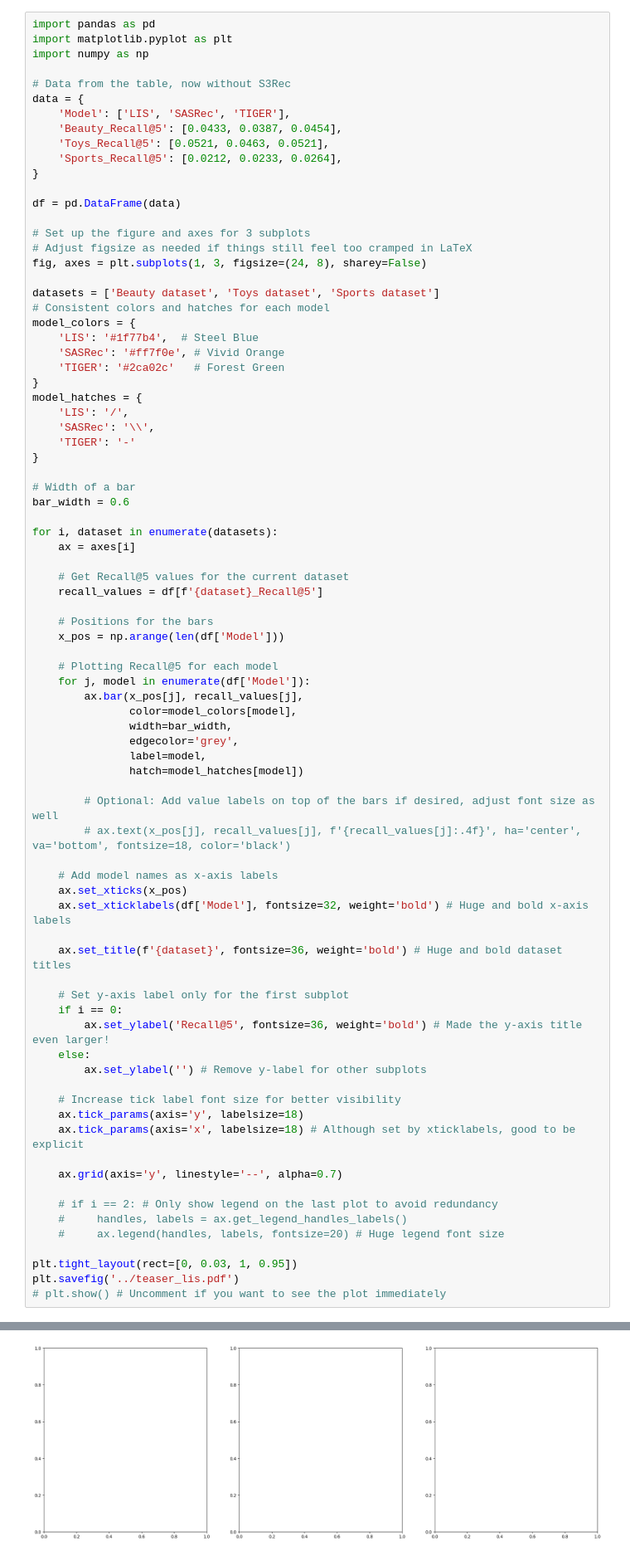
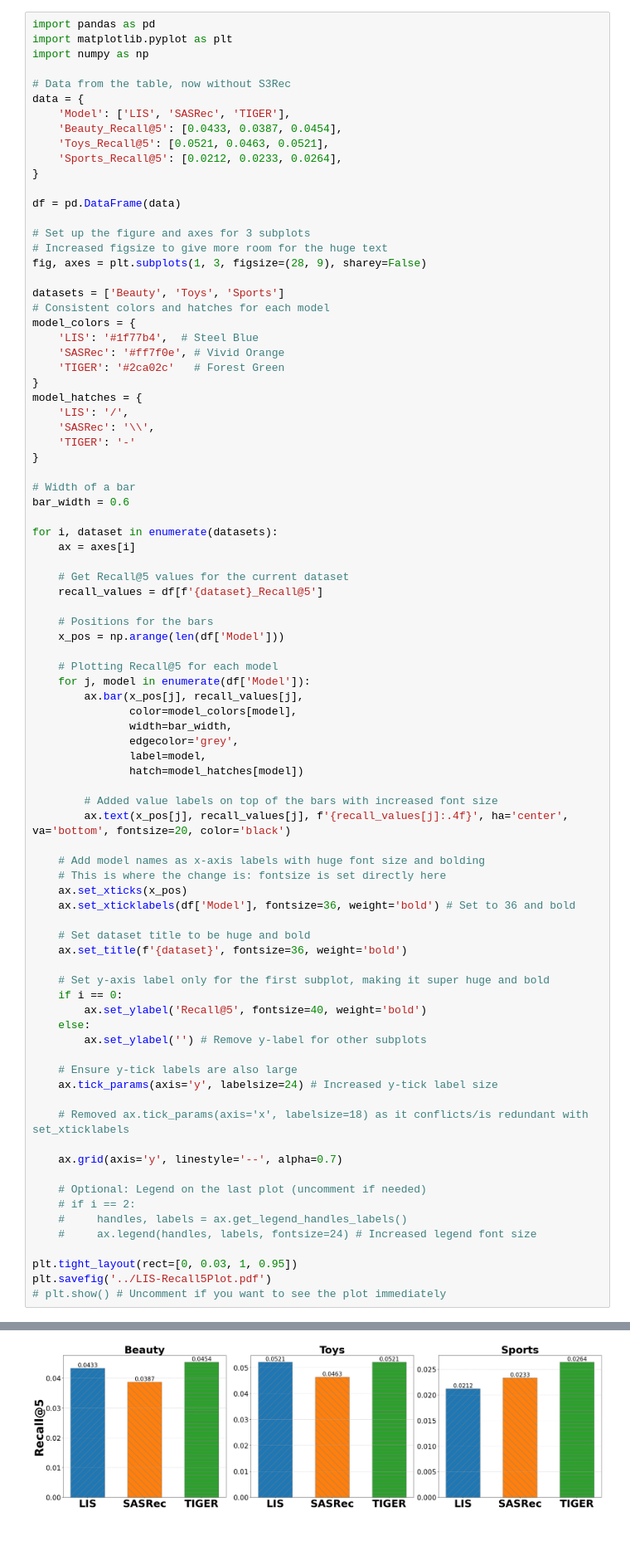
Before and after one commit to krishnacharya/GLoSS, a Jupyter notebook: notebooks/demo.ipynb, the cells around one changed output, grey strips where cells are left out. Shown at 83% size. Drawn from its saved outputs; the diff is of its cells as text.

```diff
--- a/notebooks/demo.ipynb
+++ b/notebooks/demo.ipynb
@@ -473,10 +473,10 @@ data = {
 df = pd.DataFrame(data)
 
 # Set up the figure and axes for 3 subplots
-# Adjust figsize as needed if things still feel too cramped in LaTeX
-fig, axes = plt.subplots(1, 3, figsize=(24, 8), sharey=False)
+# Increased figsize to give more room for the huge text
+fig, axes = plt.subplots(1, 3, figsize=(28, 9), sharey=False)
 
-datasets = ['Beauty dataset', 'Toys dataset', 'Sports dataset']
+datasets = ['Beauty', 'Toys', 'Sports']
 # Consistent colors and hatches for each model
 model_colors = {
     'LIS': '#1f77b4',  # Steel Blue
@@ -510,32 +510,36 @@ for i, dataset in enumerate(datasets):
                label=model,
                hatch=model_hatches[model])
 
-        # Optional: Add value labels on top of the bars if desired, adjust font size as well
-        # ax.text(x_pos[j], recall_values[j], f'{recall_values[j]:.4f}', ha='center', va='bottom', fontsize=18, color='black')
+        # Added value labels on top of the bars with increased font size
+        ax.text(x_pos[j], recall_values[j], f'{recall_values[j]:.4f}', ha='center', va='bottom', fontsize=20, color='black')
 
-    # Add model names as x-axis labels
+    # Add model names as x-axis labels with huge font size and bolding
+    # This is where the change is: fontsize is set directly here
     ax.set_xticks(x_pos)
-    ax.set_xticklabels(df['Model'], fontsize=32, weight='bold') # Huge and bold x-axis labels
+    ax.set_xticklabels(df['Model'], fontsize=36, weight='bold') # Set to 36 and bold
 
-    ax.set_title(f'{dataset}', fontsize=36, weight='bold') # Huge and bold dataset titles
+    # Set dataset title to be huge and bold
+    ax.set_title(f'{dataset}', fontsize=36, weight='bold')
 
-    # Set y-axis label only for the first subplot
+    # Set y-axis label only for the first subplot, making it super huge and bold
     if i == 0:
-        ax.set_ylabel('Recall@5', fontsize=36, weight='bold') # Made the y-axis title even larger!
+        ax.set_ylabel('Recall@5', fontsize=40, weight='bold')
     else:
         ax.set_ylabel('') # Remove y-label for other subplots
 
-    # Increase tick label font size for better visibility
-    ax.tick_params(axis='y', labelsize=18)
-    ax.tick_params(axis='x', labelsize=18) # Although set by xticklabels, good to be explicit
+    # Ensure y-tick labels are also large
+    ax.tick_params(axis='y', labelsize=24) # Increased y-tick label size
+
+    # Removed ax.tick_params(axis='x', labelsize=18) as it conflicts/is redundant with set_xticklabels
 
     ax.grid(axis='y', linestyle='--', alpha=0.7)
 
-    # if i == 2: # Only show legend on the last plot to avoid redundancy
+    # Optional: Legend on the last plot (uncomment if needed)
+    # if i == 2:
     #     handles, labels = ax.get_legend_handles_labels()
-    #     ax.legend(handles, labels, fontsize=20) # Huge legend font size
+    #     ax.legend(handles, labels, fontsize=24) # Increased legend font size
 
 plt.tight_layout(rect=[0, 0.03, 1, 0.95])
-plt.savefig('../teaser_lis.pdf')
+plt.savefig('../LIS-Recall5Plot.pdf')
 # plt.show() # Uncomment if you want to see the plot immediately
 # %% [output]
@@ -543 +546 @@ KeyError: 'Beauty dataset_Recall@5'
-[figure, old version]
+[figure, new version]
```
Also changed, not shown: parts of 1 cell of this notebook, 8 other files.
